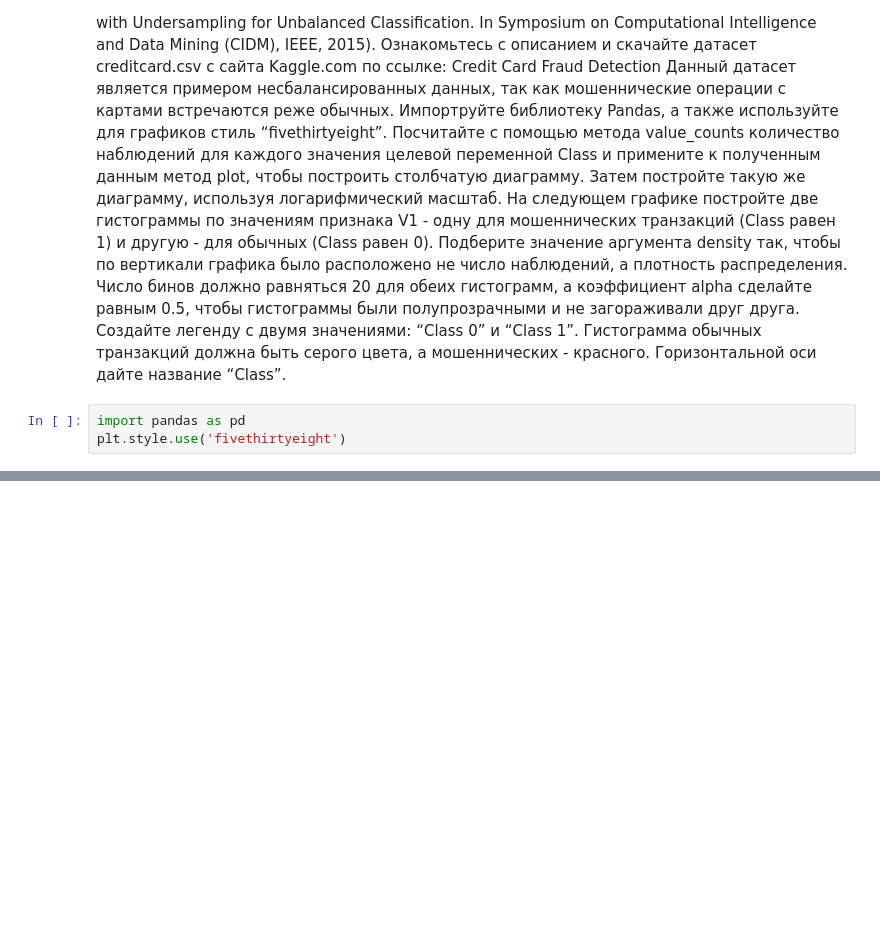
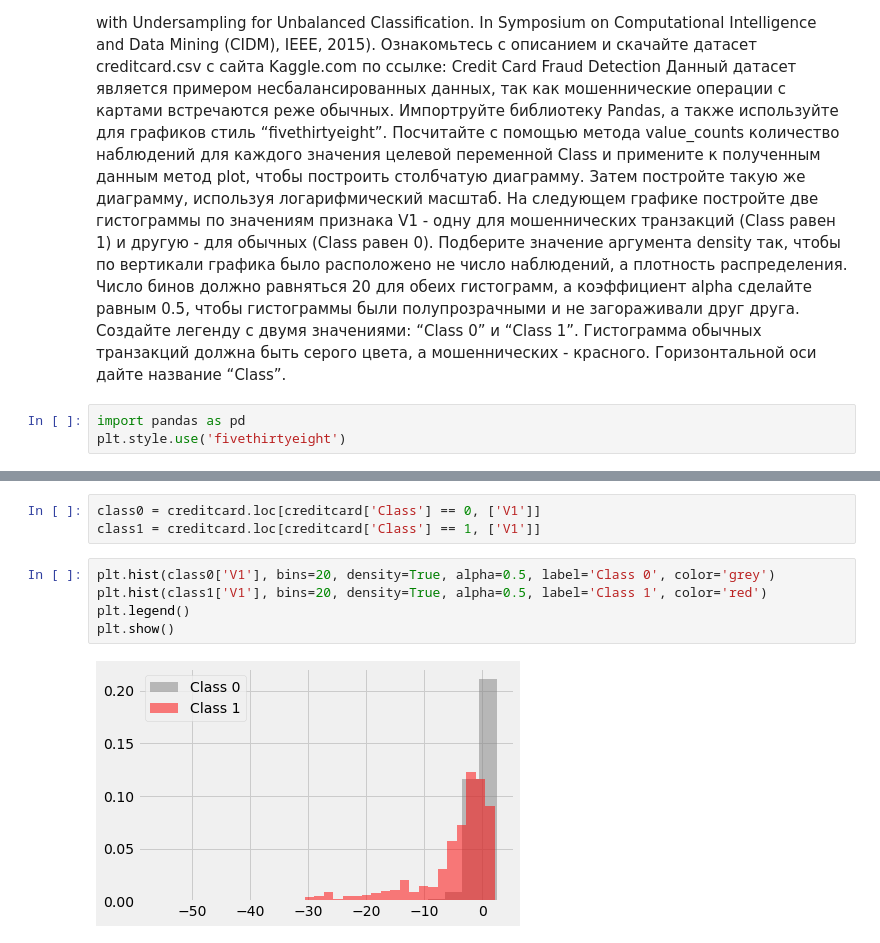
Before and after one commit to Olga57/Python-for-Data-Science, a Jupyter notebook: Homework-2_(lesson_4).ipynb, the cells around one changed output, grey strips where cells are left out. Saved outputs shown, nothing was run; the diff lists cells and outputs as text; blank space fills up the shorter version.

```diff
--- a/Homework-2_(lesson_4).ipynb
+++ b/Homework-2_(lesson_4).ipynb
@@ -165,0 +177,10 @@ OSError: [Errno 22] Invalid argument: 'D:\\Обучение Big Data\\Библи
+# %%
+class0 = creditcard.loc[creditcard['Class'] == 0, ['V1']]
+class1 = creditcard.loc[creditcard['Class'] == 1, ['V1']]
+# %%
+plt.hist(class0['V1'], bins=20, density=True, alpha=0.5, label='Class 0', color='grey')
+plt.hist(class1['V1'], bins=20, density=True, alpha=0.5, label='Class 1', color='red')
+plt.legend()
+plt.show()
+# %% [output]
+[figure, added]
```
Also changed, not shown: parts of 5 cells of this notebook.
